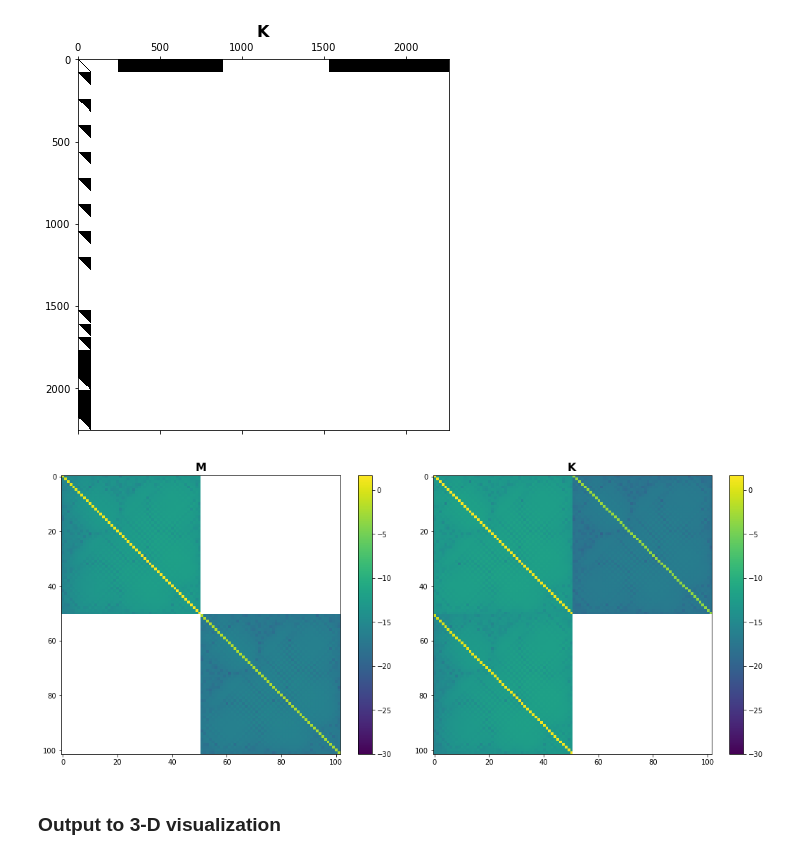
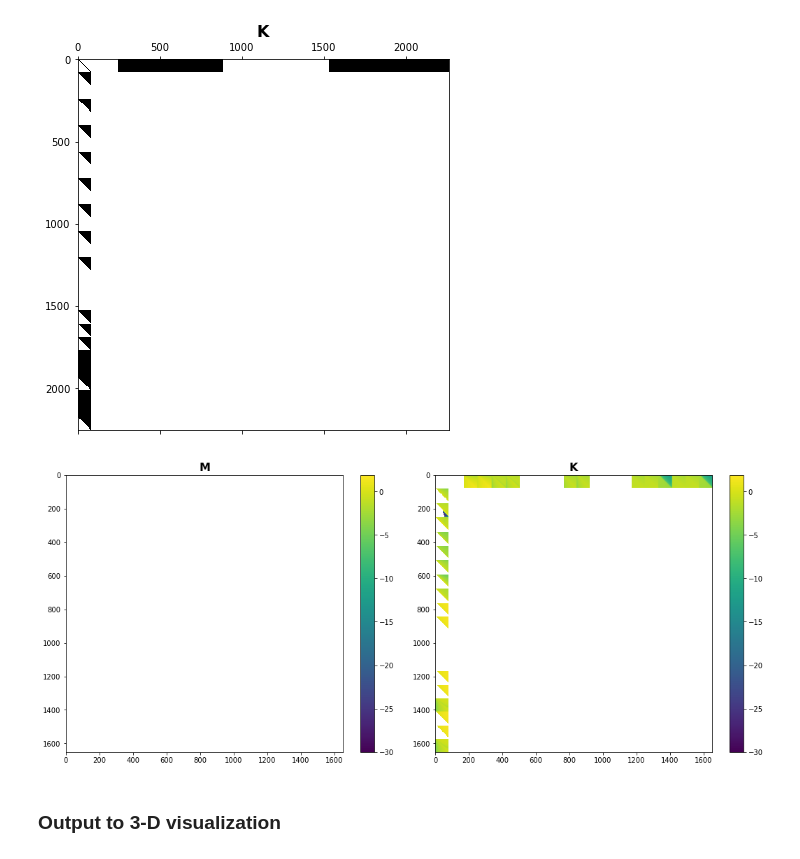
Before and after one commit to GentleMin/PlesioGeostroPy, a Jupyter notebook: Eigen_Post.ipynb, the cells around one changed output. Drawn from its saved outputs; the diff is of its cells as text; code cells hidden in the pictures.

```diff
--- a/Eigen_Post.ipynb
+++ b/Eigen_Post.ipynb
@@ -862,10 +958,11 @@ plt.show()
 
 For meridional plane section, $\phi=Cst$. $s$ and $z$ form a mesh of grid points.
 # %%
-p_cst = phi_rotate - np.pi/12
-xi_array, _ = specfun.roots_chebyt(120)
-r_array = np.r_[0, np.sqrt((1 + xi_array)/2), 1]
-theta_array = np.linspace(0, np.pi/2, num=200)
+p_cst = 0
+# xi_array, _ = specfun.roots_chebyt(120)
+# r_array = np.r_[0, np.sqrt((1 + xi_array)/2), 1]
+r_array = np.linspace(0., 1., num=201)
+theta_array = np.linspace(0, np.pi/2, num=201)
 R_mesh, T_mesh = np.meshgrid(r_array, theta_array)
 S_mesh, Z_mesh = R_mesh*np.sin(T_mesh), R_mesh*np.cos(T_mesh)
 # %% [markdown]
@@ -1667,11 +2017,12 @@ matrix_files = [
     # "./out/eigen/Hydrodynamic/Reduced/eigen_m3_N50_quad-eigen-p113_tmp.h5"
     # "./out/eigen/Malkus/Reduced/eigen_m3_N50.h5",
     # "./out/eigen/Malkus/Reduced/eigen_m3_N50_quad-eigen-p113.h5",
-    "./out/eigen/Poloidal_Dipole/Reduced/eigen_m3_N50.h5",
+    # "./out/eigen/Poloidal_Dipole/Reduced/eigen_m3_N50.h5",
     # "./out/eigen/Poloidal_Dipole/Reduced/eigen_m3_N50_quad-eigen-p113.h5",
     # "./out/eigen/Poloidal_Dipole/Reduced/eigen_m3_N50_quad-eigen-p113_tmp.h5",
     # "./out/eigen/Poloidal_Dipole/Reduced/eigen_m3_N50_quad-eigen-p113_tmp2.pkl"
-    "./out/tmp/Poloidal_Dipole/Reduced/eigen_m3_N50.h5",
+    # "./out/tmp/Poloidal_Dipole/Reduced/eigen_m3_N50.h5",
+    './out/eigen/Poloidal_Dipole_flex/Transformed_ext/eigen_m1_Le1e-4_N50_p113.h5'
 ]
 
 eig_vals_list = list()
@@ -1720,8 +2078,9 @@ from pg_utils.numerics import io as num_io
 matrix_files = [
     # "./out/eigen/Poloidal_Dipole/Reduced/matrix_m3_N50_quad-p113_tmp.pkl",
     # "./out/eigen/Poloidal_Dipole/Reduced/matrix_m3_N50_quad-p113.pkl"
-    "./out/eigen/Poloidal_Dipole/Reduced/matrix_m3_N50.h5",
-    "./out/tmp/Poloidal_Dipole/Reduced/matrix_m3_N50.h5",
+    "./out/eigen/S1_std/Canonical/matrix_ideal_m3_Le1e-4_N50_p113.h5",
+    "./out/eigen/T2_std/Canonical/matrix_ideal_m3_Le1e-4_N50_p113.h5",
+    "./out/eigen/S1_T2_std/Canonical/matrix_ideal_m3_Le1e-4_N50_p113.h5"
 ]
 
 M_list = list()
@@ -1772,16 +2149,22 @@ from pg_utils.numerics import io as num_io
 # matrix_file = "./out/eigen/Toroidal_Quadrupole/Transformed/matrix_m3_N20.h5"
 # matrix_file = "./out/eigen/Toroidal_Quadrupole/Reduced/matrix_m3_Le-2_N50.h5"
 # matrix_file = "./out/eigen/Poloidal_Dipole/Reduced/matrix_m3_N50_p-quad.h5"
-matrix_file = "./out/eigen/Poloidal_Dipole/Transformed_ext/matrix_m3_Le1e-4_N80_p113.h5"
+# matrix_file = "./out/eigen/Poloidal_Dipole/Transformed_ext/matrix_m3_Le1e-4_N80_p113.h5"
+# matrix_file = './out/eigen/S2_std/Canonical/matrix_ideal_m3_Le1e-4_N80_p113.h5'
+matrix_file = './out/eigen/S_L2_N2/Canonical/matrix_ideal_m3_Le1e-4_N120_p113.h5'
 
 with h5py.File(matrix_file, 'r') as fread:
     M_tmp = num_io.matrix_load_from_group(fread["M"])
     K_tmp = num_io.matrix_load_from_group(fread["K"])
+    col_names = fread['cols']['names'].asstr()[()]
+    col_ranges = fread['cols']['ranges'][()]
+    row_names = fread['rows']['names'].asstr()[()]
+    row_ranges = fread['rows']['ranges'][()]
     if not isinstance(M_tmp, np.ndarray):
         M_tmp = M_tmp.todense()
         K_tmp = K_tmp.todense()
 
-visual_prec = 1e-25
+visual_prec = 1e-15
 fig, axes = plt.subplots(nrows=1, ncols=2, figsize=(15, 6))
 
 ax = axes[0]
@@ -1819,7 +2207,8 @@ plt.show()
 from pg_utils.numerics import io as num_io
 import gmpy2 as gp
 
-matrix_file = "./out/eigen/Malkus/Reduced/matrix_m3_N50_cpt.h5"
+matrix_file = './out/eigen/S2_std/Canonical/matrix_ideal_m3_Le1e-4_N80_p113.h5'
+# matrix_file = "./out/eigen/Malkus/Reduced/matrix_m3_N50_cpt.h5"
 with h5py.File(matrix_file, 'r') as fread:
     M_tmp = num_io.matrix_load_from_group(fread["M"])
     K_tmp = num_io.matrix_load_from_group(fread["K"])
@@ -1833,34 +2222,34 @@ with h5py.File(matrix_file, 'r') as fread:
 # with open(matrix_file, 'rb') as fread:
 #     matrix_obj = pickle.load(fread)
 #     M_tmp = num_io.parse_coo(matrix_obj["M"])
 #     K_tmp = num_io.parse_coo(matrix_obj["K"])
 # M_tmp = nutils.to_dense_gmpy2(M_tmp, prec=113)
 # K_tmp = nutils.to_dense_gmpy2(K_tmp, prec=113)
 
 # M_tmp[np.abs(M_tmp) < 1e-25] = gp.mpc("0.", 113)
 # K_tmp[np.abs(K_tmp) < 1e-25] = gp.mpc("0.", 113)
 
 M_tmp = M_tmp.astype(np.complex128)
 K_tmp = K_tmp.astype(np.complex128)
 
 fig, axes = plt.subplots(nrows=1, ncols=2, figsize=(15, 6))
 vrange = [-30, None]
 
 ax = axes[0]
 im = ax.imshow(np.log10(np.abs(M_tmp)), vmin=vrange[0], vmax=vrange[1])
 ax.set_title(r"$\mathbf{M}$", fontsize=16)
 plt.colorbar(im, ax=ax)
 
 ax = axes[1]
 ax.imshow(np.log10(np.abs(K_tmp)), vmin=vrange[0], vmax=vrange[1])
 ax.set_title(r"$\mathbf{K}$", fontsize=16)
 plt.colorbar(im, ax=ax)
 
 plt.tight_layout()
 # plt.savefig("./out/eigen/Malkus/Reduced/matview_prec-np.png", format="png", dpi=150, bbox_inches="tight")
 plt.show()
 # %% [output]
-[figure, old version]
+[figure, new version]
 # %% [markdown]
 ### Output to 3-D visualization
 # %%
```
Also changed, not shown: parts of 61 cells of this notebook, 1 other file.
